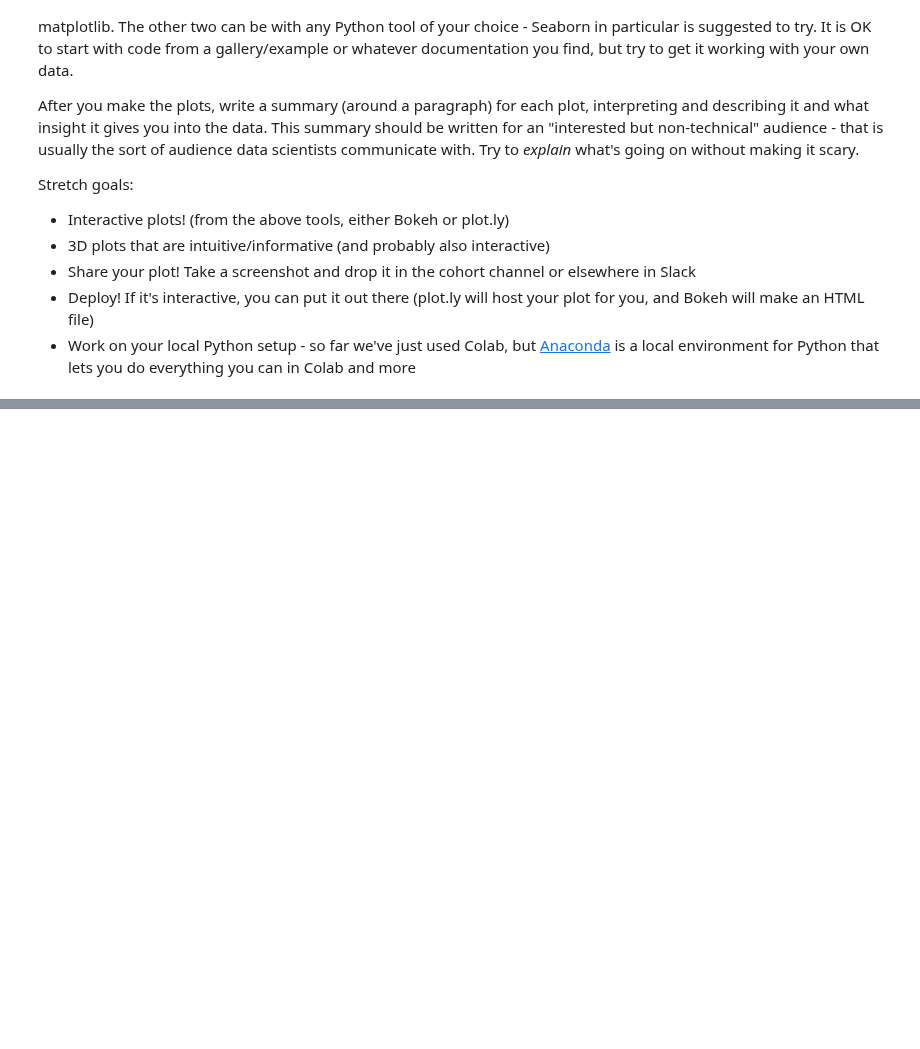
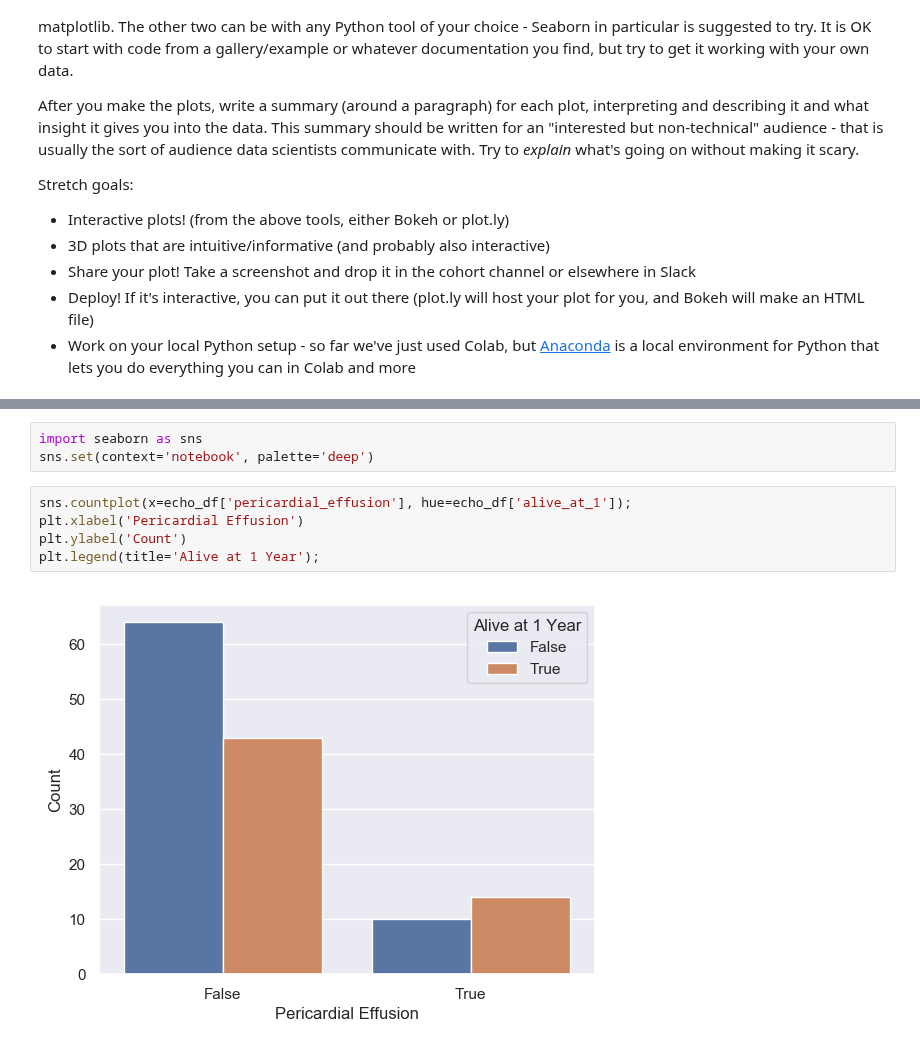
Before and after one commit to bloominstituteoftechnology/DS-Unit-1-Sprint-1-Dealing-With-Data, a Jupyter notebook: module3-basicdatavisualizations/LS_DS_113_Basic_Data_Visualizations.ipynb, the cells around one changed output, grey strips where cells are left out. Drawn from its saved outputs; the diff is of its cells as text; blank space fills up the shorter version.

```diff
--- a/module3-basicdatavisualizations/LS_DS_113_Basic_Data_Visualizations.ipynb
+++ b/module3-basicdatavisualizations/LS_DS_113_Basic_Data_Visualizations.ipynb
@@ -161,0 +200,10 @@ Stretch goals:
+# %%
+import seaborn as sns
+sns.set(context='notebook', palette='deep')
+# %%
+sns.countplot(x=echo_df['pericardial_effusion'], hue=echo_df['alive_at_1']);
+plt.xlabel('Pericardial Effusion')
+plt.ylabel('Count')
+plt.legend(title='Alive at 1 Year');
+# %% [output]
+[figure, added]
```
Also changed, not shown: parts of 10 cells of this notebook.
